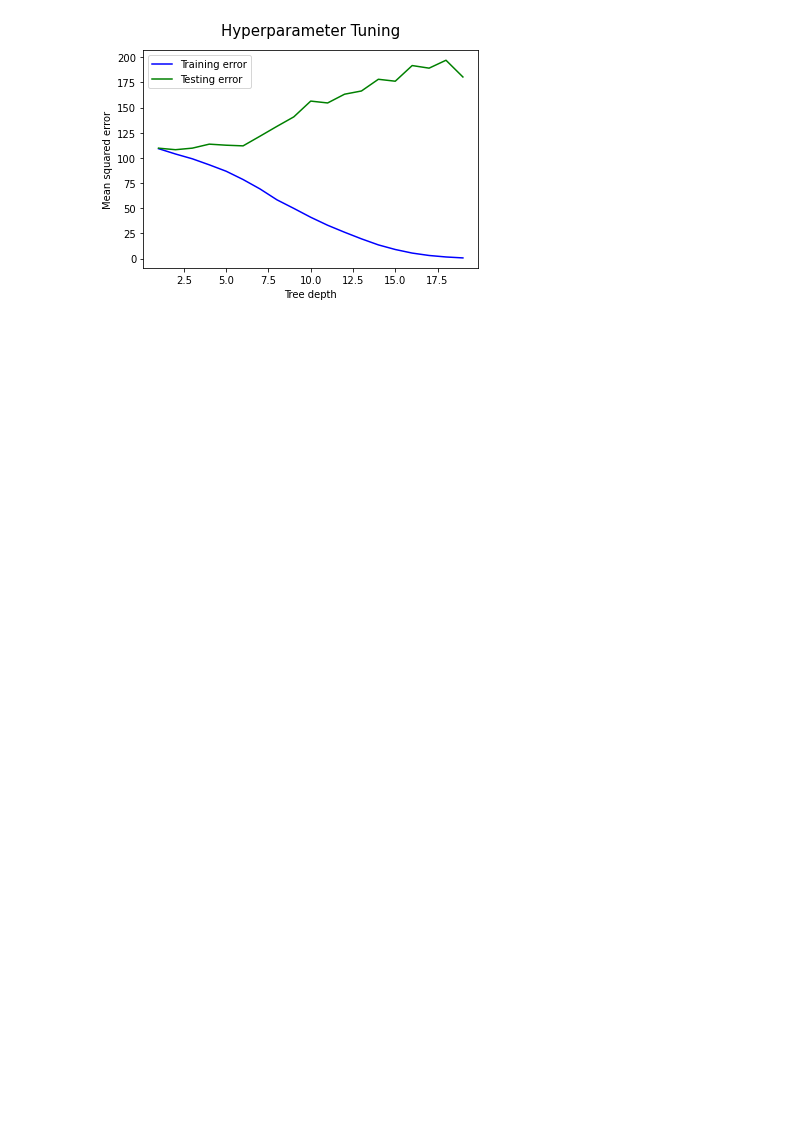
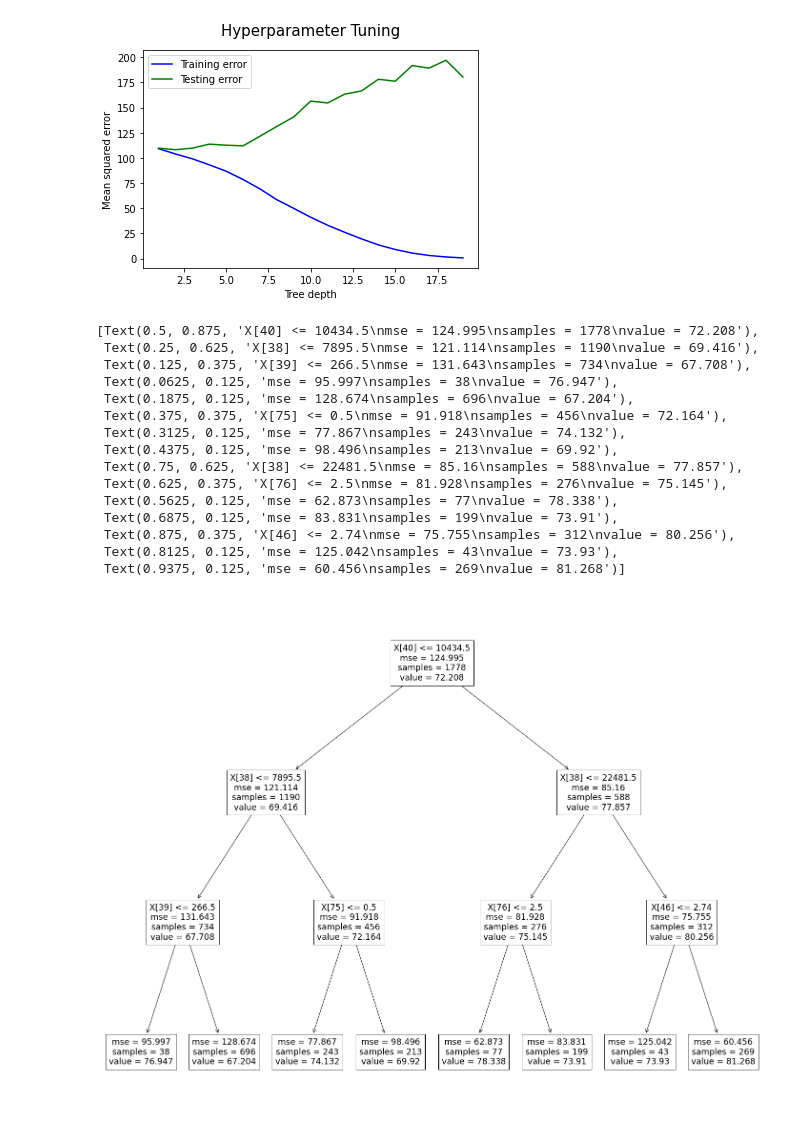
Before and after one commit to vrvenkatesh/W207-Final-Project, a Jupyter notebook: decisiontree.ipynb, the cells around one changed output. Cells and saved outputs as stored; diff of their text form; code cells hidden in the pictures; blank space fills up the shorter version.

```diff
--- a/decisiontree.ipynb
+++ b/decisiontree.ipynb
@@ -299,7 +300,7 @@ from sklearn.tree import DecisionTreeRegressor
 #Parametrize the model
 #We will use the mean squered error == varince as spliting criteria and set the minimum number
 #of instances per leaf = 5
-model = DecisionTreeRegressor(criterion="mse", min_samples_leaf=5, max_depth =5)
+model = DecisionTreeRegressor(criterion="mse", min_samples_split = 30, max_depth =3)
 # %%
 model.fit(X_train, y_train)
 # %% [output]
@@ -341,3 +342,24 @@ plt.legend()
 plt.savefig('error.png')
 # %% [output]
 [figure]
+# %%
+from sklearn import tree
+fig = plt.figure(figsize=(25,20))
+tree.plot_tree(model)
+# %% [output]
+[Text(0.5, 0.875, 'X[40] <= 10434.5\nmse = 124.995\nsamples = 1778\nvalue = 72.208'),
+ Text(0.25, 0.625, 'X[38] <= 7895.5\nmse = 121.114\nsamples = 1190\nvalue = 69.416'),
+ Text(0.125, 0.375, 'X[39] <= 266.5\nmse = 131.643\nsamples = 734\nvalue = 67.708'),
+ Text(0.0625, 0.125, 'mse = 95.997\nsamples = 38\nvalue = 76.947'),
+ Text(0.1875, 0.125, 'mse = 128.674\nsamples = 696\nvalue = 67.204'),
+ Text(0.375, 0.375, 'X[75] <= 0.5\nmse = 91.918\nsamples = 456\nvalue = 72.164'),
+ Text(0.3125, 0.125, 'mse = 77.867\nsamples = 243\nvalue = 74.132'),
+ Text(0.4375, 0.125, 'mse = 98.496\nsamples = 213\nvalue = 69.92'),
+ Text(0.75, 0.625, 'X[38] <= 22481.5\nmse = 85.16\nsamples = 588\nvalue = 77.857'),
+ Text(0.625, 0.375, 'X[76] <= 2.5\nmse = 81.928\nsamples = 276\nvalue = 75.145'),
+ Text(0.5625, 0.125, 'mse = 62.873\nsamples = 77\nvalue = 78.338'),
+ Text(0.6875, 0.125, 'mse = 83.831\nsamples = 199\nvalue = 73.91'),
+ Text(0.875, 0.375, 'X[46] <= 2.74\nmse = 75.755\nsamples = 312\nvalue = 80.256'),
+ Text(0.8125, 0.125, 'mse = 125.042\nsamples = 43\nvalue = 73.93'),
+ Text(0.9375, 0.125, 'mse = 60.456\nsamples = 269\nvalue = 81.268')]
+[figure, added]
```
Also changed, not shown: parts of 5 cells of this notebook, 7 other files.
